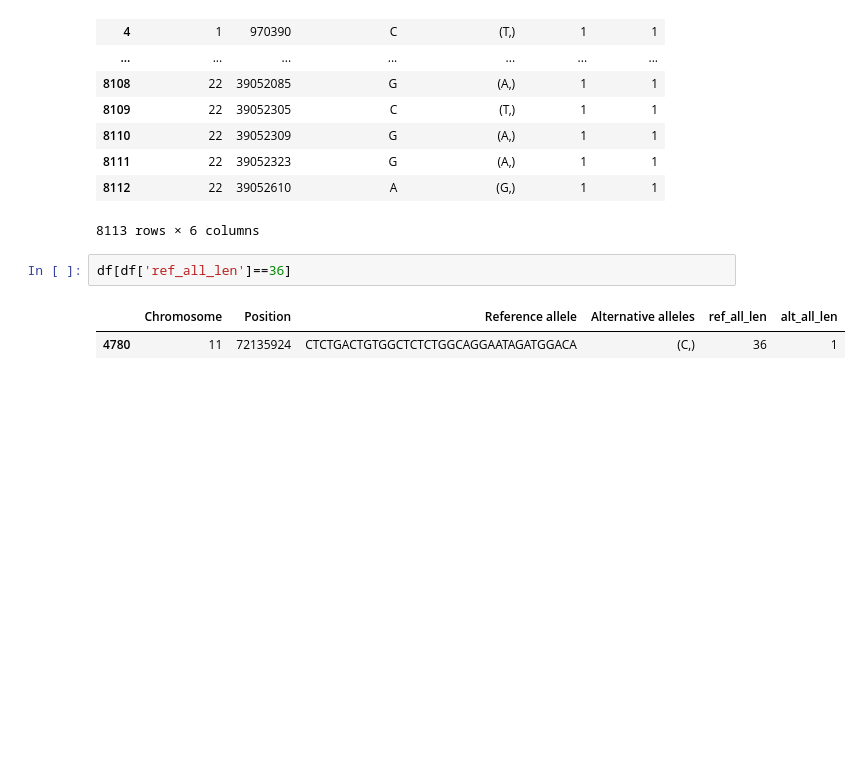
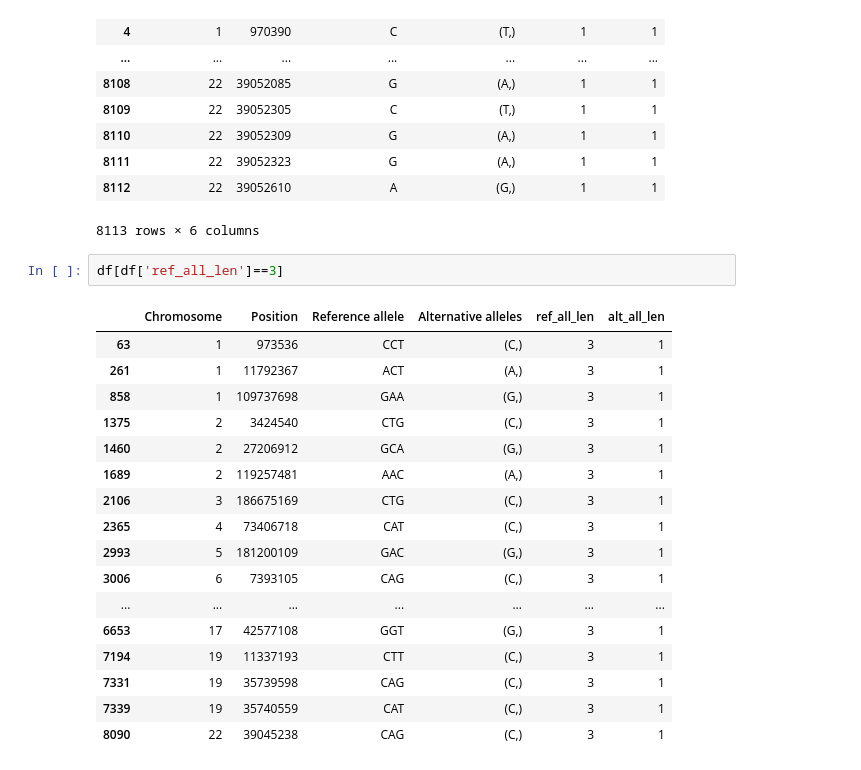
Before and after one commit to duttaprat/Postdoc, a Jupyter notebook: Collab_code/Oliver_scripts/new_scripts/data.ipynb, the cells around one changed output. Drawn from its saved outputs; the diff is of its cells as text; blank space fills up the shorter version.

```diff
--- a/Collab_code/Oliver_scripts/new_scripts/data.ipynb
+++ b/Collab_code/Oliver_scripts/new_scripts/data.ipynb
@@ -71,10 +71,25 @@ df
 | 8112 | 22 | 39052610 | A | (G,) | 1 | 1 |
 8113 rows × 6 columns
 # %%
-df[df['ref_all_len']==36]
+df[df['ref_all_len']==3]
 # %% [output]
 |  | Chromosome | Position | Reference allele | Alternative alleles | ref_all_len | alt_all_len |
-| 4780 | 11 | 72135924 | CTCTGACTGTGGCTCTCTGGCAGGAATAGATGGACA | (C,) | 36 | 1 |
+| 63 | 1 | 973536 | CCT | (C,) | 3 | 1 |
+| 261 | 1 | 11792367 | ACT | (A,) | 3 | 1 |
+| 858 | 1 | 109737698 | GAA | (G,) | 3 | 1 |
+| 1375 | 2 | 3424540 | CTG | (C,) | 3 | 1 |
+| 1460 | 2 | 27206912 | GCA | (G,) | 3 | 1 |
+| 1689 | 2 | 119257481 | AAC | (A,) | 3 | 1 |
+| 2106 | 3 | 186675169 | CTG | (C,) | 3 | 1 |
+| 2365 | 4 | 73406718 | CAT | (C,) | 3 | 1 |
+| 2993 | 5 | 181200109 | GAC | (G,) | 3 | 1 |
+| 3006 | 6 | 7393105 | CAG | (C,) | 3 | 1 |
+| ... | ... | ... | ... | ... | ... | ... |
+| 6653 | 17 | 42577108 | GGT | (G,) | 3 | 1 |
+| 7194 | 19 | 11337193 | CTT | (C,) | 3 | 1 |
+| 7331 | 19 | 35739598 | CAG | (C,) | 3 | 1 |
+| 7339 | 19 | 35740559 | CAT | (C,) | 3 | 1 |
+| 8090 | 22 | 39045238 | CAG | (C,) | 3 | 1 |
 # %%
 import plotly.graph_objects as go
 
```
Also changed, not shown: parts of 6 cells of this notebook, 12 other files.
